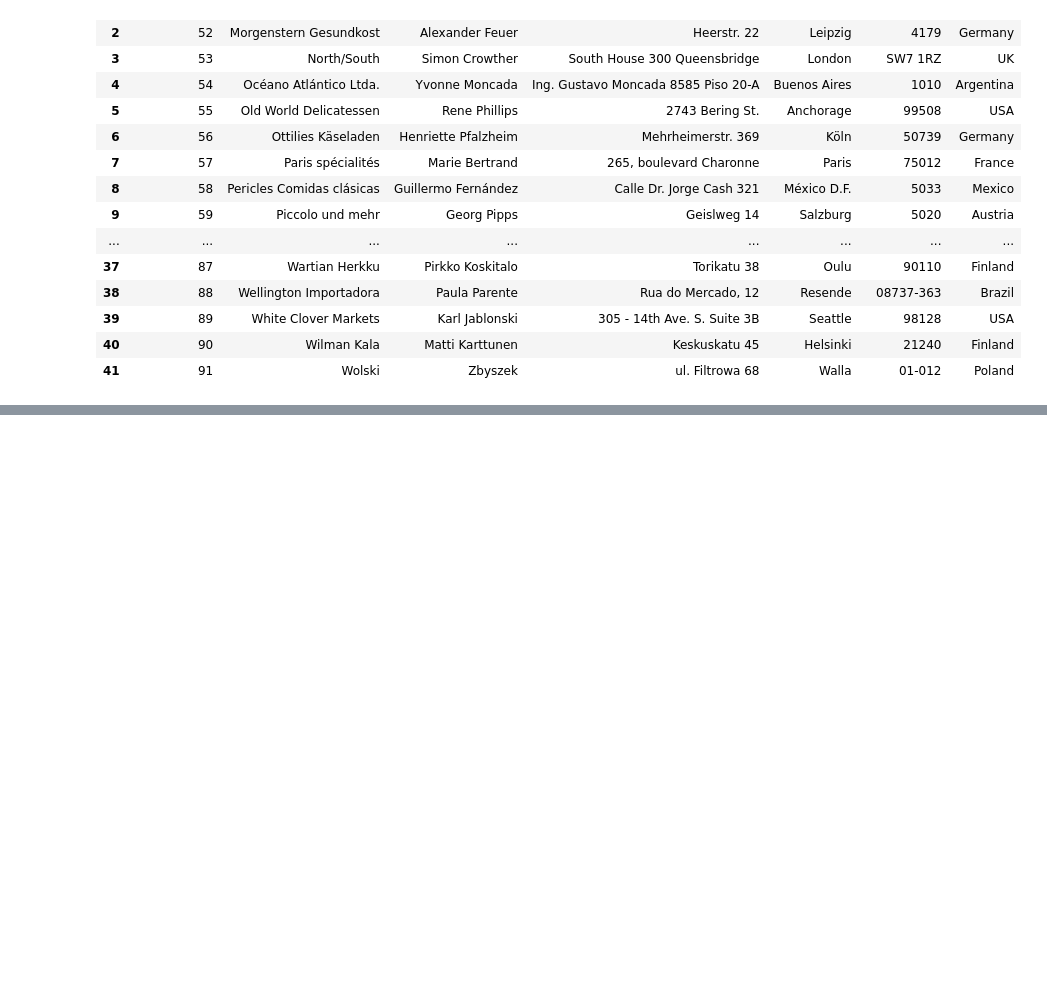
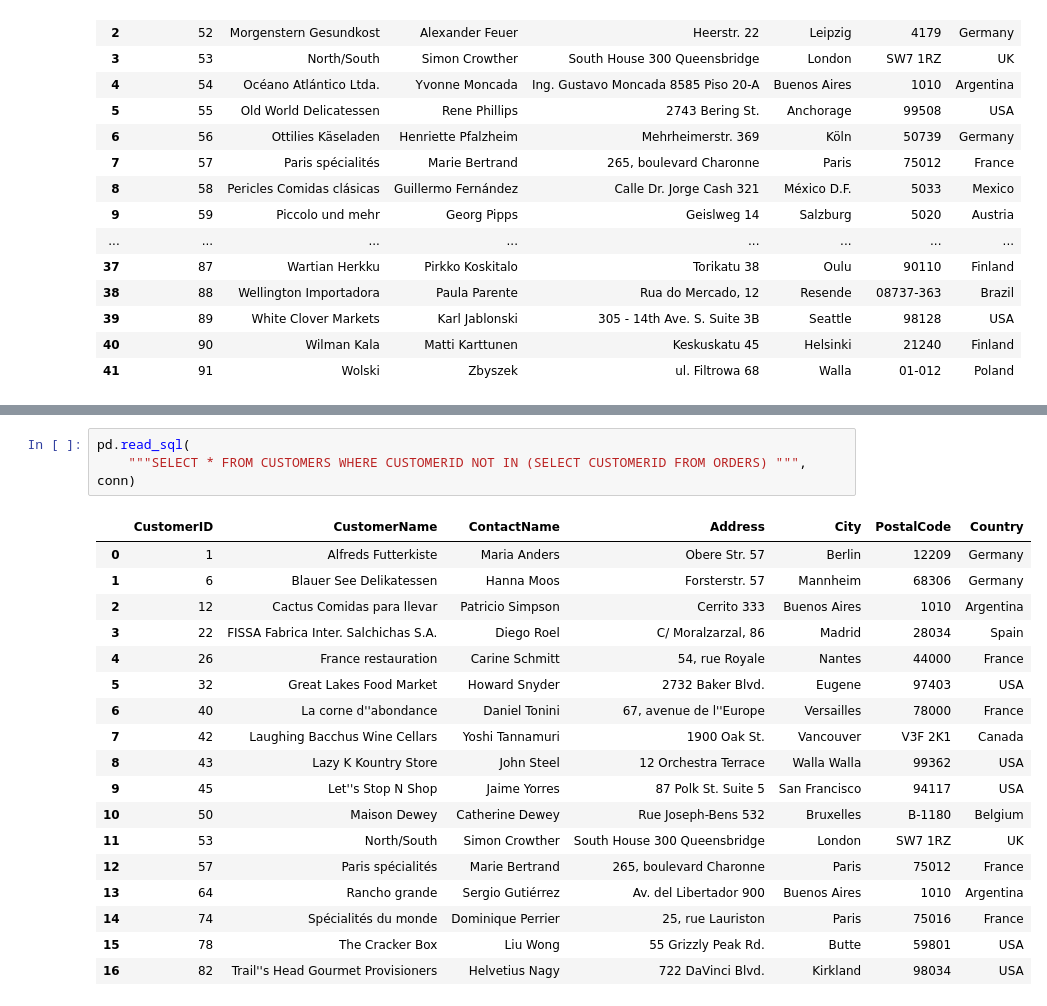
Before and after one commit to woosukYoon/softeer, a Jupyter notebook: 과제/W1M2 - SQL Tutorial.ipynb, the cells around one changed output, grey strips where cells are left out. Drawn from its saved outputs; the diff is of its cells as text; blank space fills up the shorter version.

```diff
--- a/과제/W1M2 - SQL Tutorial.ipynb
+++ b/과제/W1M2 - SQL Tutorial.ipynb
@@ -1430,0 +2102,22 @@ pd.read_sql(
+# %%
+pd.read_sql(
+    """SELECT * FROM CUSTOMERS WHERE CUSTOMERID NOT IN (SELECT CUSTOMERID FROM ORDERS) """, conn)
+# %% [output]
+|  | CustomerID | CustomerName | ContactName | Address | City | PostalCode | Country |
+| 0 | 1 | Alfreds Futterkiste | Maria Anders | Obere Str. 57 | Berlin | 12209 | Germany |
+| 1 | 6 | Blauer See Delikatessen | Hanna Moos | Forsterstr. 57 | Mannheim | 68306 | Germany |
+| 2 | 12 | Cactus Comidas para llevar | Patricio Simpson | Cerrito 333 | Buenos Aires | 1010 | Argentina |
+| 3 | 22 | FISSA Fabrica Inter. Salchichas S.A. | Diego Roel | C/ Moralzarzal, 86 | Madrid | 28034 | Spain |
+| 4 | 26 | France restauration | Carine Schmitt | 54, rue Royale | Nantes | 44000 | France |
+| 5 | 32 | Great Lakes Food Market | Howard Snyder | 2732 Baker Blvd. | Eugene | 97403 | USA |
+| 6 | 40 | La corne d''abondance | Daniel Tonini | 67, avenue de l''Europe | Versailles | 78000 | France |
+| 7 | 42 | Laughing Bacchus Wine Cellars | Yoshi Tannamuri | 1900 Oak St. | Vancouver | V3F 2K1 | Canada |
+| 8 | 43 | Lazy K Kountry Store | John Steel | 12 Orchestra Terrace | Walla Walla | 99362 | USA |
+| 9 | 45 | Let''s Stop N Shop | Jaime Yorres | 87 Polk St. Suite 5 | San Francisco | 94117 | USA |
+| 10 | 50 | Maison Dewey | Catherine Dewey | Rue Joseph-Bens 532 | Bruxelles | B-1180 | Belgium |
+| 11 | 53 | North/South | Simon Crowther | South House 300 Queensbridge | London | SW7 1RZ | UK |
+| 12 | 57 | Paris spécialités | Marie Bertrand | 265, boulevard Charonne | Paris | 75012 | France |
+| 13 | 64 | Rancho grande | Sergio Gutiérrez | Av. del Libertador 900 | Buenos Aires | 1010 | Argentina |
+| 14 | 74 | Spécialités du monde | Dominique Perrier | 25, rue Lauriston | Paris | 75016 | France |
+| 15 | 78 | The Cracker Box | Liu Wong | 55 Grizzly Peak Rd. | Butte | 59801 | USA |
+| 16 | 82 | Trail''s Head Gourmet Provisioners | Helvetius Nagy | 722 DaVinci Blvd. | Kirkland | 98034 | USA |
```
Also changed, not shown: parts of 151 cells of this notebook, 3 other files.
